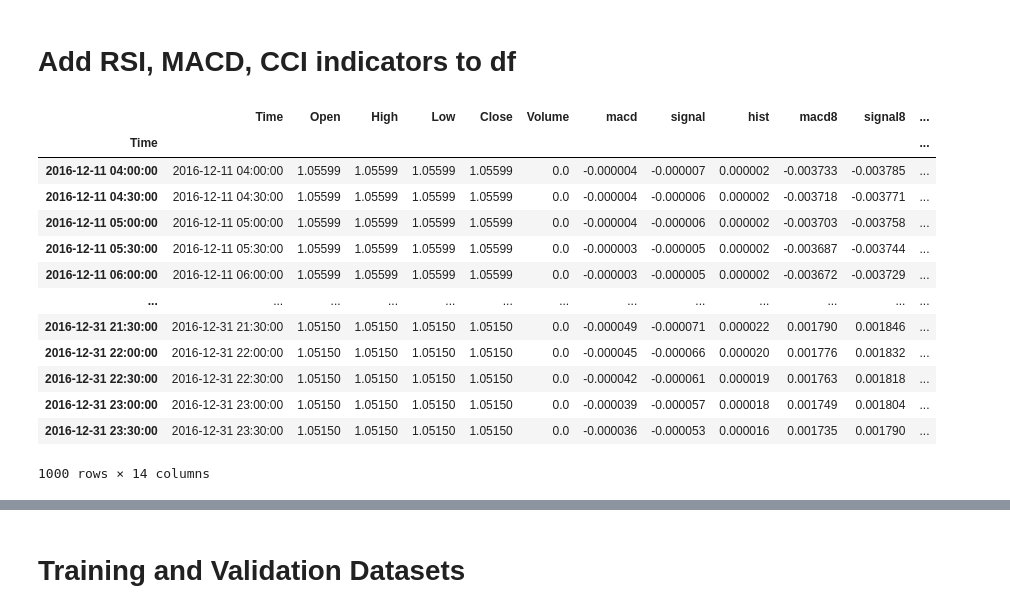
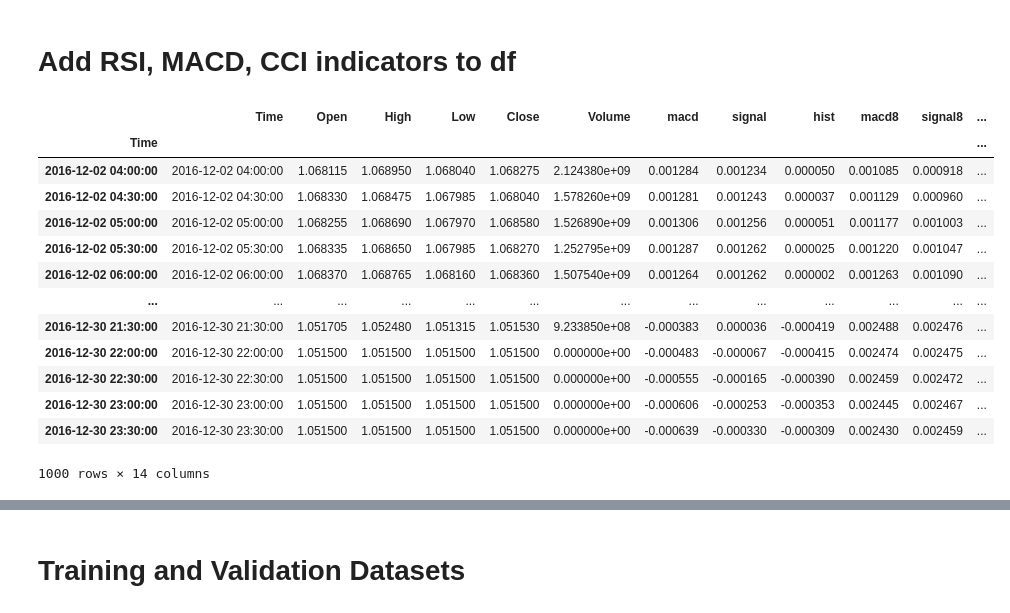
Before and after one commit to ayoubbensakhria/finance_algo, a Jupyter notebook: FXPROBOT.ipynb, the cells around one changed output, grey strips where cells are left out. Saved outputs shown, nothing was run; the diff lists cells and outputs as text; code cells hidden in the pictures.

```diff
--- a/FXPROBOT.ipynb
+++ b/FXPROBOT.ipynb
@@ -73,50 +78,51 @@ def get_macd(df, slow, fast, smooth):
 def get_cci(df, n, constant):
     TP = (df['High'] + df['Low'] + df['Close']) / 3
     #moving_avg = ts_log.rolling(12).mean()
-    CCI = pd.Series((TP - TP.rolling(n).mean()) / (constant * TP.rolling(n).std()), name = 'CCI_' + str(n))
+    CCI = (pd.Series((TP - TP.rolling(n).mean()) / (constant * TP.rolling(n).std()), name = 'CCI_' + str(n))).dropna()
     return CCI
 
 def get_rsi(df, lookback):
     ret = df['Close'].diff()
     up = []
     down = []
     for i in range(len(ret)):
         if ret[i] < 0:
             up.append(0)
             down.append(ret[i])
         else:
             up.append(ret[i])
             down.append(0)
     up_series = pd.Series(up)
     down_series = pd.Series(down).abs()
     up_ewm = up_series.ewm(com = lookback - 1, adjust = False).mean()
     down_ewm = down_series.ewm(com = lookback - 1, adjust = False).mean()
     rs = up_ewm/down_ewm
     rsi = 100 - (100 / (1 + rs))
     rsi_df = pd.DataFrame(rsi).rename(columns = {0:'rsi'}).set_index(df['Close'].index)
     rsi_df = rsi_df.dropna()
     return rsi_df[3:]
 
 df = get_macd(df, macd_slow, macd_fast, macd_smooth)
 df['cci'] = get_cci(df, cci_period, cci_ct)
 df['rsi'] = get_rsi(df, rsi_period)
+df = df[df.index.dayofweek < 5]
 
 sample_df = df.tail(data_window)
 sample_df
 # %% [output]
 |  | Time | Open | High | Low | Close | Volume | macd | signal | hist | macd8 | signal8 | ... |
 | Time |  |  |  |  |  |  |  |  |  |  |  | ... |
-| 2016-12-11 04:00:00 | 2016-12-11 04:00:00 | 1.05599 | 1.05599 | 1.05599 | 1.05599 | 0.0 | -0.000004 | -0.000007 | 0.000002 | -0.003733 | -0.003785 | ... |
-| 2016-12-11 04:30:00 | 2016-12-11 04:30:00 | 1.05599 | 1.05599 | 1.05599 | 1.05599 | 0.0 | -0.000004 | -0.000006 | 0.000002 | -0.003718 | -0.003771 | ... |
-| 2016-12-11 05:00:00 | 2016-12-11 05:00:00 | 1.05599 | 1.05599 | 1.05599 | 1.05599 | 0.0 | -0.000004 | -0.000006 | 0.000002 | -0.003703 | -0.003758 | ... |
-| 2016-12-11 05:30:00 | 2016-12-11 05:30:00 | 1.05599 | 1.05599 | 1.05599 | 1.05599 | 0.0 | -0.000003 | -0.000005 | 0.000002 | -0.003687 | -0.003744 | ... |
-| 2016-12-11 06:00:00 | 2016-12-11 06:00:00 | 1.05599 | 1.05599 | 1.05599 | 1.05599 | 0.0 | -0.000003 | -0.000005 | 0.000002 | -0.003672 | -0.003729 | ... |
+| 2016-12-02 04:00:00 | 2016-12-02 04:00:00 | 1.068115 | 1.068950 | 1.068040 | 1.068275 | 2.124380e+09 | 0.001284 | 0.001234 | 0.000050 | 0.001085 | 0.000918 | ... |
+| 2016-12-02 04:30:00 | 2016-12-02 04:30:00 | 1.068330 | 1.068475 | 1.067985 | 1.068040 | 1.578260e+09 | 0.001281 | 0.001243 | 0.000037 | 0.001129 | 0.000960 | ... |
+| 2016-12-02 05:00:00 | 2016-12-02 05:00:00 | 1.068255 | 1.068690 | 1.067970 | 1.068580 | 1.526890e+09 | 0.001306 | 0.001256 | 0.000051 | 0.001177 | 0.001003 | ... |
+| 2016-12-02 05:30:00 | 2016-12-02 05:30:00 | 1.068335 | 1.068650 | 1.067985 | 1.068270 | 1.252795e+09 | 0.001287 | 0.001262 | 0.000025 | 0.001220 | 0.001047 | ... |
+| 2016-12-02 06:00:00 | 2016-12-02 06:00:00 | 1.068370 | 1.068765 | 1.068160 | 1.068360 | 1.507540e+09 | 0.001264 | 0.001262 | 0.000002 | 0.001263 | 0.001090 | ... |
 | ... | ... | ... | ... | ... | ... | ... | ... | ... | ... | ... | ... | ... |
-| 2016-12-31 21:30:00 | 2016-12-31 21:30:00 | 1.05150 | 1.05150 | 1.05150 | 1.05150 | 0.0 | -0.000049 | -0.000071 | 0.000022 | 0.001790 | 0.001846 | ... |
-| 2016-12-31 22:00:00 | 2016-12-31 22:00:00 | 1.05150 | 1.05150 | 1.05150 | 1.05150 | 0.0 | -0.000045 | -0.000066 | 0.000020 | 0.001776 | 0.001832 | ... |
-| 2016-12-31 22:30:00 | 2016-12-31 22:30:00 | 1.05150 | 1.05150 | 1.05150 | 1.05150 | 0.0 | -0.000042 | -0.000061 | 0.000019 | 0.001763 | 0.001818 | ... |
-| 2016-12-31 23:00:00 | 2016-12-31 23:00:00 | 1.05150 | 1.05150 | 1.05150 | 1.05150 | 0.0 | -0.000039 | -0.000057 | 0.000018 | 0.001749 | 0.001804 | ... |
-| 2016-12-31 23:30:00 | 2016-12-31 23:30:00 | 1.05150 | 1.05150 | 1.05150 | 1.05150 | 0.0 | -0.000036 | -0.000053 | 0.000016 | 0.001735 | 0.001790 | ... |
+| 2016-12-30 21:30:00 | 2016-12-30 21:30:00 | 1.051705 | 1.052480 | 1.051315 | 1.051530 | 9.233850e+08 | -0.000383 | 0.000036 | -0.000419 | 0.002488 | 0.002476 | ... |
+| 2016-12-30 22:00:00 | 2016-12-30 22:00:00 | 1.051500 | 1.051500 | 1.051500 | 1.051500 | 0.000000e+00 | -0.000483 | -0.000067 | -0.000415 | 0.002474 | 0.002475 | ... |
+| 2016-12-30 22:30:00 | 2016-12-30 22:30:00 | 1.051500 | 1.051500 | 1.051500 | 1.051500 | 0.000000e+00 | -0.000555 | -0.000165 | -0.000390 | 0.002459 | 0.002472 | ... |
+| 2016-12-30 23:00:00 | 2016-12-30 23:00:00 | 1.051500 | 1.051500 | 1.051500 | 1.051500 | 0.000000e+00 | -0.000606 | -0.000253 | -0.000353 | 0.002445 | 0.002467 | ... |
+| 2016-12-30 23:30:00 | 2016-12-30 23:30:00 | 1.051500 | 1.051500 | 1.051500 | 1.051500 | 0.000000e+00 | -0.000639 | -0.000330 | -0.000309 | 0.002430 | 0.002459 | ... |
 1000 rows × 14 columns
 # %%
 # Plot MACD
```
Also changed, not shown: parts of 10 cells of this notebook.
